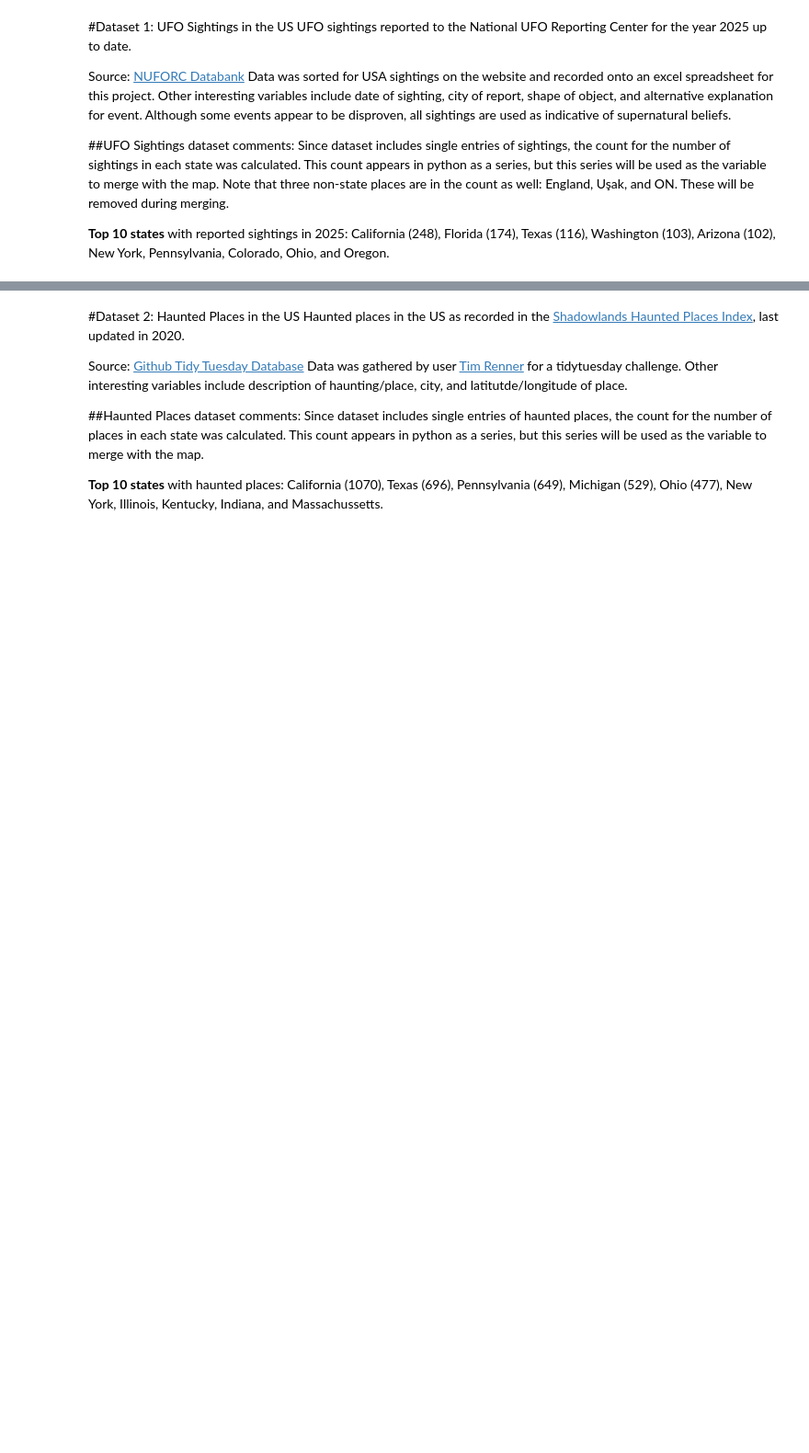
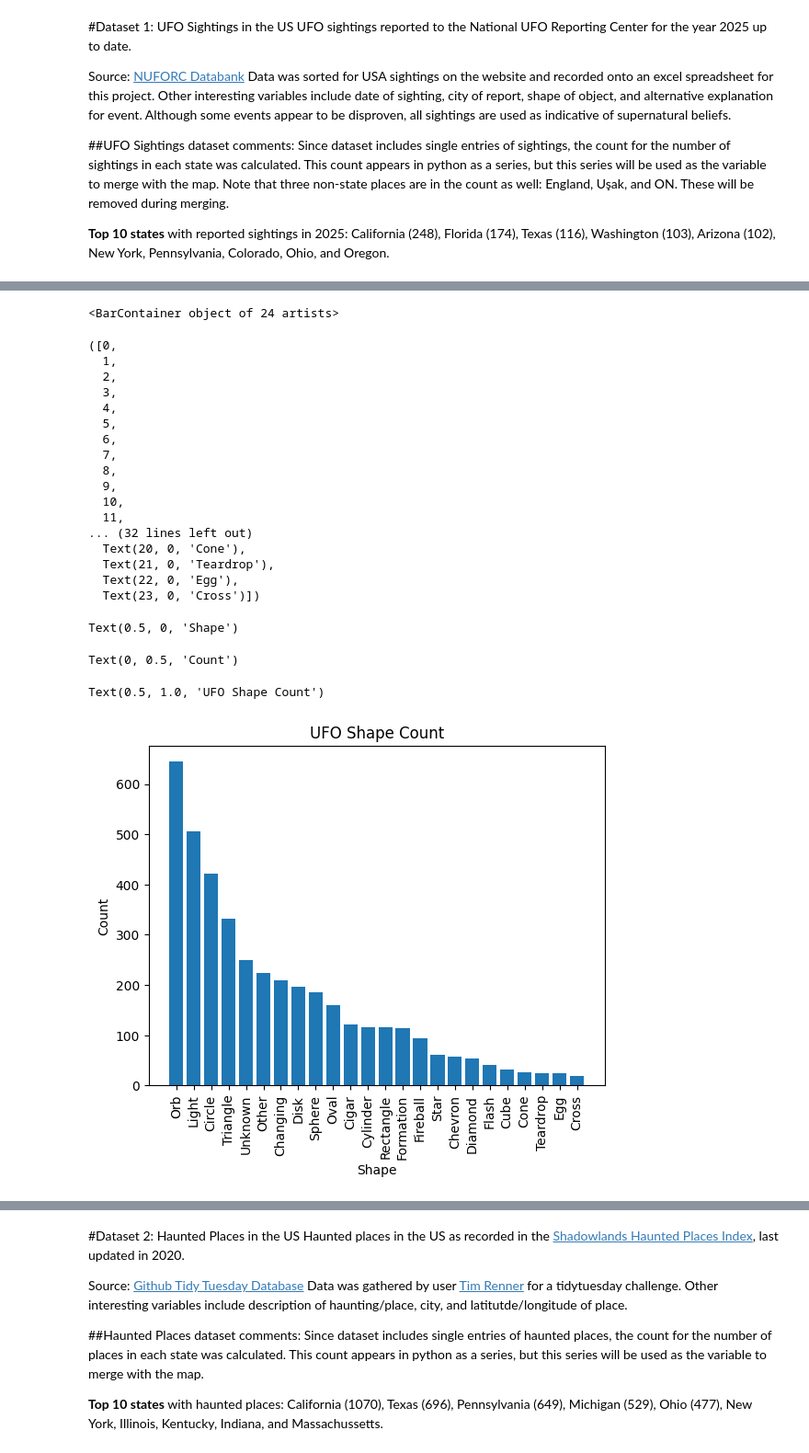
Before and after one commit to carlavilla/GIS, a Jupyter notebook: PS3_GIS_CV.ipynb, the cells around one changed output, grey strips where cells are left out. Shown at 92% size. Drawn from its saved outputs; the diff is of its cells as text; code cells hidden in the pictures; blank space fills up the shorter version.

```diff
--- a/PS3_GIS_CV.ipynb
+++ b/PS3_GIS_CV.ipynb
@@ -110,5 +108,5 @@ memory usage: 154.1+ KB
 # %%
-ufo.rename(columns={'State\xa0': 'state'}, inplace=True)
+ufo.rename(columns={'State': 'state'}, inplace=True)
 #I kept getting an error when I tried doing the count by state. When I used Gemini to check, it identified that the variable is named "State\xa0" even though it didnt show in the header or info.
 # %%
 ufo.info()
@@ -155 +153,32 @@ ON           1
 Name: count, dtype: int64
+# %%
+ufoshapecount = ufo['Shape'].value_counts()
+plt.bar(ufoshapecount.index, ufoshapecount.values)
+plt.xticks(rotation=90)
+plt.xlabel("Shape")
+plt.ylabel("Count")
+plt.title("UFO Shape Count")
+plt.show()
+# %% [output]
+<BarContainer object of 24 artists>
+([0,
+  1,
+  2,
+  3,
+  4,
+  5,
+  6,
+  7,
+  8,
+  9,
+  10,
+  11,
+... (32 lines left out)
+  Text(20, 0, 'Cone'),
+  Text(21, 0, 'Teardrop'),
+  Text(22, 0, 'Egg'),
+  Text(23, 0, 'Cross')])
+Text(0.5, 0, 'Shape')
+Text(0, 0.5, 'Count')
+Text(0.5, 1.0, 'UFO Shape Count')
+[figure, added]
```
Also changed, not shown: parts of 23 cells of this notebook.
